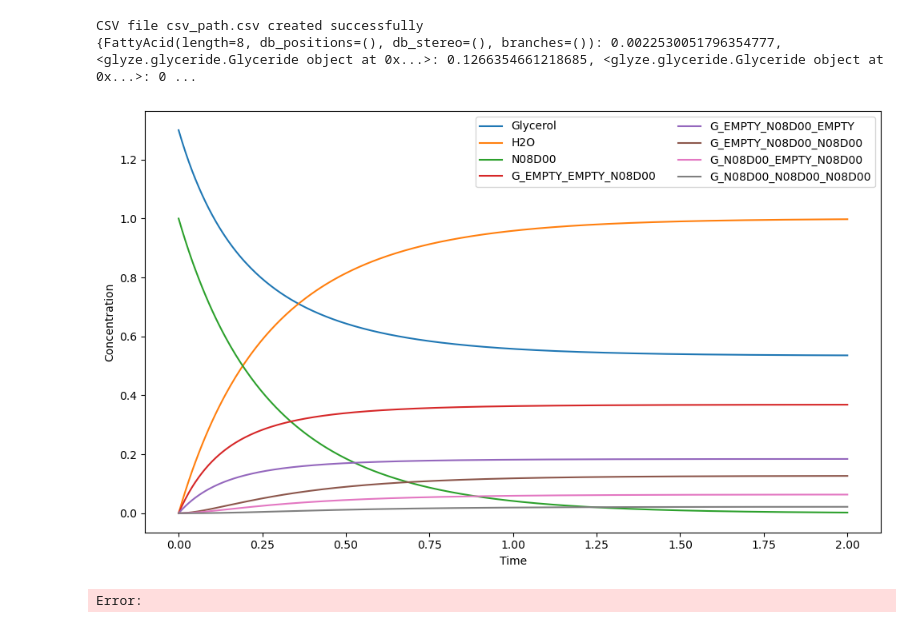
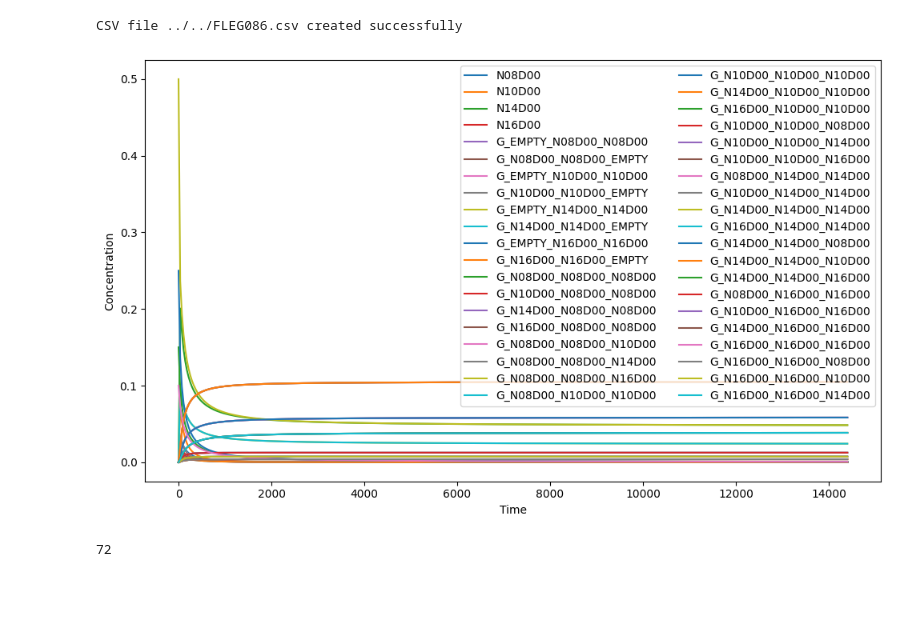
Before and after one commit to isaac-perez7053/GLYZE, a Jupyter notebook: testing.ipynb, the cells around one changed output. Cells and saved outputs as stored; diff of their text form; code cells hidden in the pictures; blank space fills up the shorter version.

Commit message:
testing run

```diff
--- a/testing.ipynb
+++ b/testing.ipynb
@@ -1,5 +1,5 @@
 # %%
-from glyze import FattyAcid, Glyceride, Esterifier, GlycerideMix
+from glyze import FattyAcid, Glyceride, Esterifier, Interesterifier, GlycerideMix
 from rdkit import Chem
 
 # data set
@@ -40,40 +40,52 @@ mctm = mct.molar_mass
 rw = Chem.RWMol()
 # oxygen
 o = rw.AddAtom(Chem.Atom(8))
 
 # Connect to water
 mol = rw.GetMol()
 Chem.SanitizeMol(mol)
 mol = Chem.AddHs(mol)
 
 h2omass = 0
 for atom in mol.GetAtoms():
     h2omass += atom.GetMass()
 
 # testing for esterification
-sim = Esterifier.p_kinetic_esterification(list_of_fa=[fa8], initial_conc = [1.3, 1], chem_flag=True)
-list_of_rxns = Esterifier.p_kinetic_esterification_rxn_list(list_of_fa=[fa8])
+# sim = Esterifier.p_kinetic_esterification(list_of_fa=[fa8], initial_conc = [1.3, 1], chem_flag=True)
+# list_of_rxns = Esterifier.p_kinetic_esterification_rxn_list(list_of_fa=[fa8])
+# sim.overall_order = 2
+# sol = sim.solve(t_span=(0.0, 2))
+
+# testing for interesterification
+RRR = Glyceride(sn=(fa8, fa8, fa8))
+CCC = Glyceride(sn=(fa10, fa10, fa10))
+MMM = Glyceride(sn=(fa14, fa14, fa14))
+PPP = Glyceride(sn=(fa16, fa16, fa16))
+list_of_gly = [RRR, CCC, MMM, PPP]
+list_of_rxns = Interesterifier.p_kinetic_intersterification_rxn_list(list_of_gly, plucked=["end", "end", "end", "end"], arranged=["end", "end", "end", "end"])
+k=0.053
+sim = Interesterifier.p_kinetic_interesterification(list_of_gly, initial_conc=[0.15, 0.25, 0.5, 0.1], plucked=["end", "end", "end", "end"], arranged=["end", "end", "end", "end"], ks=[k, k, k, k, k, k, k, k, k, k, k, k, k, k, k, k, k, k, k, k, k, k, k, k, k, k, k, k, k, k, k, k, k, k, k, k, k, k, k, k, k, k, k, k, k, k, k, k, k, k, k, k, k, k, k, k, k, k, k, k, k, k, k, k, k, k, k, k, k, k, k, k], chem_flag=True)
 sim.overall_order = 2
-sol = sim.solve(t_span=(0.0, 2))
+sol = sim.solve(t_span=(0.0, 14400))
+
 # y_t2 = sol.sol(2.0)  # returns full state vector at t=2
 # print(y_t2)
 
 # Once you run the solver, you can use the property attribute below to then grab the GlycerideMix object which contains a dictionary of the mixture
 mix = sim.glyceride_mix
-# mix.to_csv('../../MCT8_10_esterified.csv')
+mix.to_csv('../../FLEG086.csv')
 # mix2 = Glyceride.from_csv('../../csv_path.csv')
-print(mix.mix)
+# print(mix.mix)
 
 # I also allowed you to separate the fatty acids and glycerides if you wanted to study them separately:
 gly_list = mix.glyceride_list
 fa_list = mix.fa_list
 
 
 sim.plot(sol=sol)
-print(list_of_rxns)
+print(len(list_of_rxns))
 # tabulated
 # %% [output]
-CSV file csv_path.csv created successfully
-{FattyAcid(length=8, db_positions=(), db_stereo=(), branches=()): 0.0022530051796354777, <glyze.glyceride.Glyceride object at 0x...>: 0.1266354661218685, <glyze.glyceride.Glyceride object at 0x...>: 0 ...
+CSV file ../../FLEG086.csv created successfully
-[figure, old version]
+[figure, new version]
-Error:
+72
```
